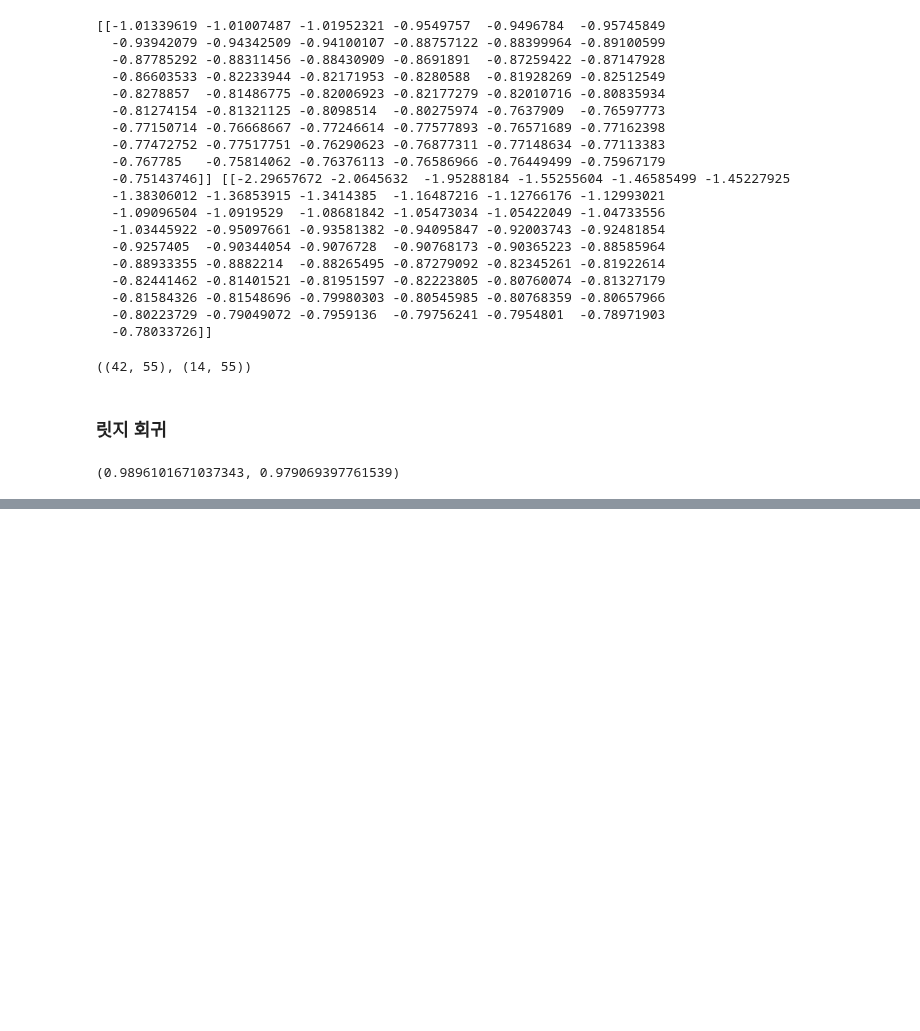
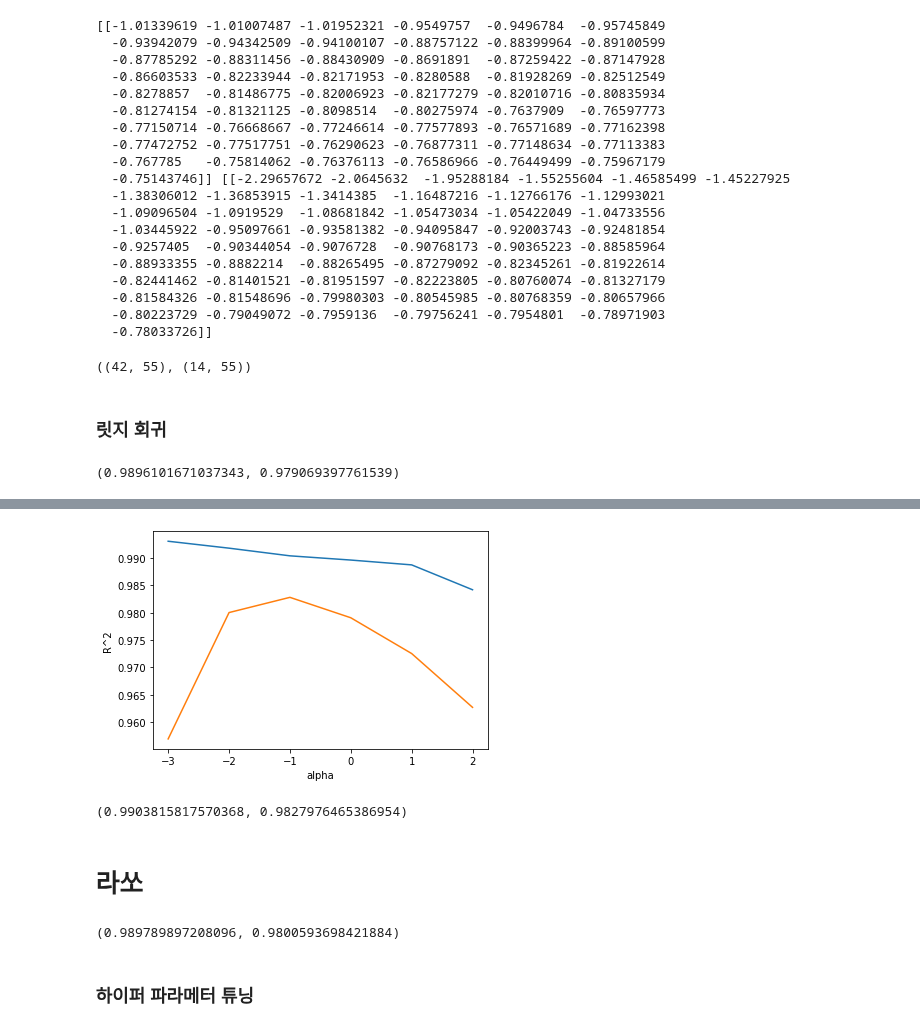
Before and after one commit to soxxun/python, a Jupyter notebook: 20220303/20220303_2.ipynb, the cells around one changed output, grey strips where cells are left out. Cells and saved outputs as stored; diff of their text form; code cells hidden in the pictures; blank space fills up the shorter version.

```diff
--- a/20220303/20220303_2.ipynb
+++ b/20220303/20220303_2.ipynb
@@ -171,0 +200,16 @@ ridge.score(train_scaled,train_target), ridge.score(test_scaled,test_target)
+# %%
+plt.plot(np.log10(alpha_list),train_score)
+plt.plot(np.log10(alpha_list),test_score)
+plt.xlabel('alpha')
+plt.ylabel('R^2')
+plt.show()
+# %% [output]
+[figure, added]
+# %%
+ridge = Ridge(alpha=0.1)
+ridge.fit(train_scaled,train_target)
+ridge.score(train_scaled, train_target), ridge.score(test_scaled, test_target)
+# %% [output]
+(0.9903815817570368, 0.9827976465386954)
+# %% [markdown]
+# 라쏘
@@ -171,0 +218,10 @@ ridge.score(train_scaled,train_target), ridge.score(test_scaled,test_target)
+# %%
+lasso =  Lasso()
+# 훈련
+lasso.fit(train_scaled,train_target)
+# train 데이터에 대한 결정계수 R^2   score
+lasso.score(train_scaled,train_target), lasso.score(test_scaled, test_target)
+# %% [output]
+(0.989789897208096, 0.9800593698421884)
+# %% [markdown]
+### 하이퍼 파라메터 튜닝
```
Also changed, not shown: parts of 13 cells of this notebook.
